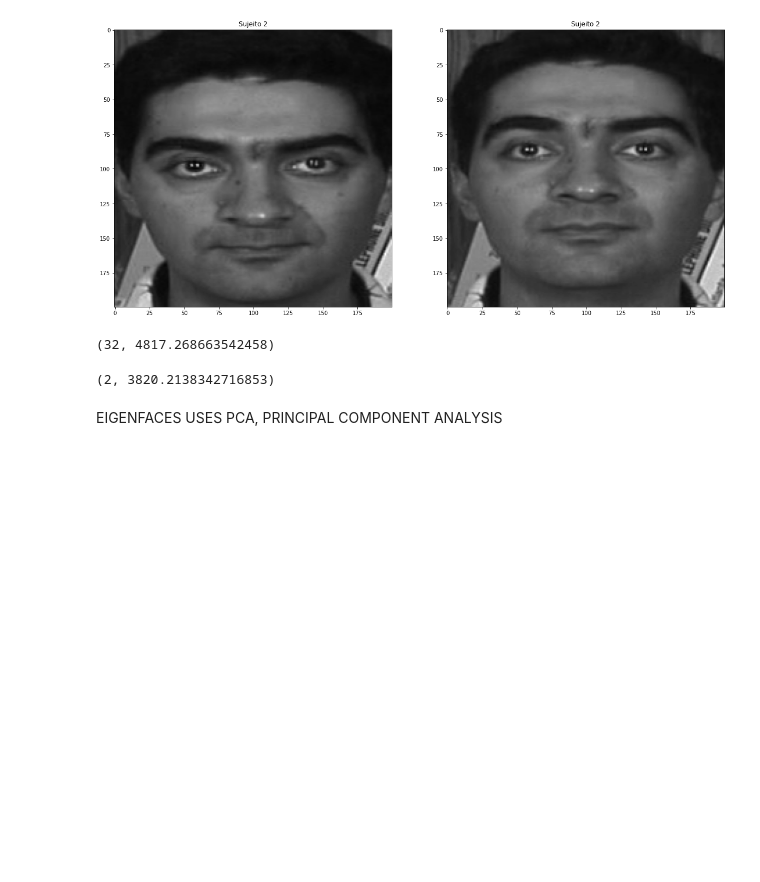
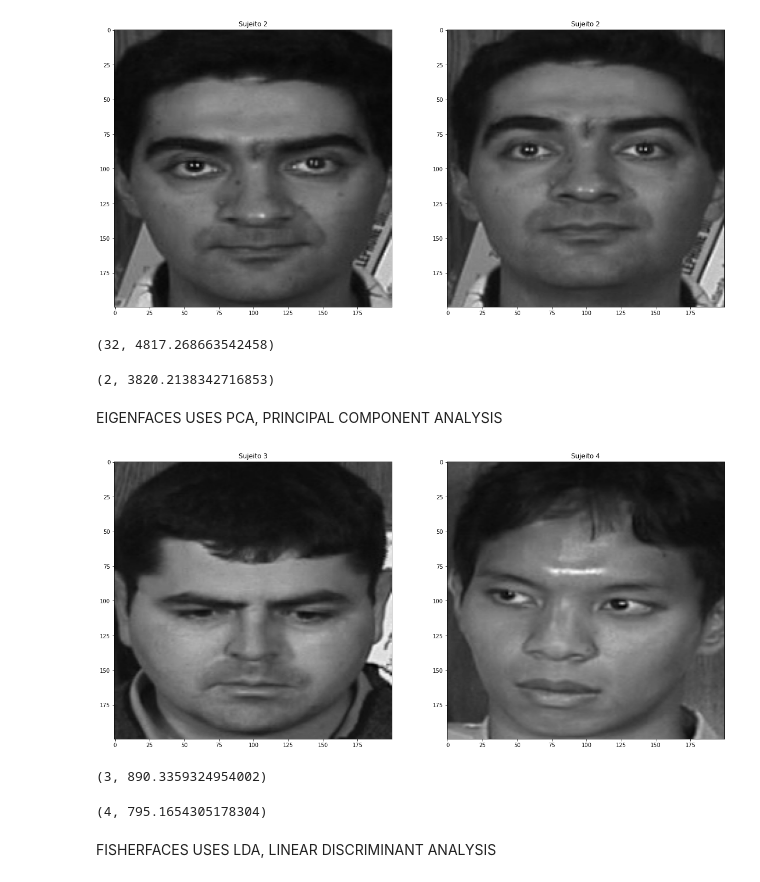
Before and after one commit to joaoavanzini/analise-classificacao-opencv-alura, a Jupyter notebook: classificacao_faces/preprocessamento.ipynb, the cells around one changed output. Cells and saved outputs as stored; diff of their text form; code cells hidden in the pictures; blank space fills up the shorter version.

Commit message:
fisherfaces

```diff
--- a/classificacao_faces/preprocessamento.ipynb
+++ b/classificacao_faces/preprocessamento.ipynb
@@ -170,0 +175,26 @@ EIGENFACES USES PCA, PRINCIPAL COMPONENT ANALYSIS
+# %%
+plt.figure(figsize=(20, 10))
+
+plt.subplot(121)
+plt.title("Sujeito " + str(sujeitos_teste[13]))
+plt.imshow(dados_teste[13], cmap="gray")
+
+plt.subplot(122)
+plt.title("Sujeito " + str(sujeitos_teste[19]))
+plt.imshow(dados_teste[19], cmap="gray")
+
+plt.show()
+# %% [output]
+[figure, added]
+# %%
+predicao = modelo_fisherfaces.predict(dados_teste[13])
+predicao
+# %% [output]
+(3, 890.3359324954002)
+# %%
+predicao = modelo_fisherfaces.predict(dados_teste[19])
+predicao
+# %% [output]
+(4, 795.1654305178304)
+# %% [markdown]
+FISHERFACES USES LDA, LINEAR DISCRIMINANT ANALYSIS
```
Also changed, not shown: parts of 2 cells of this notebook.
